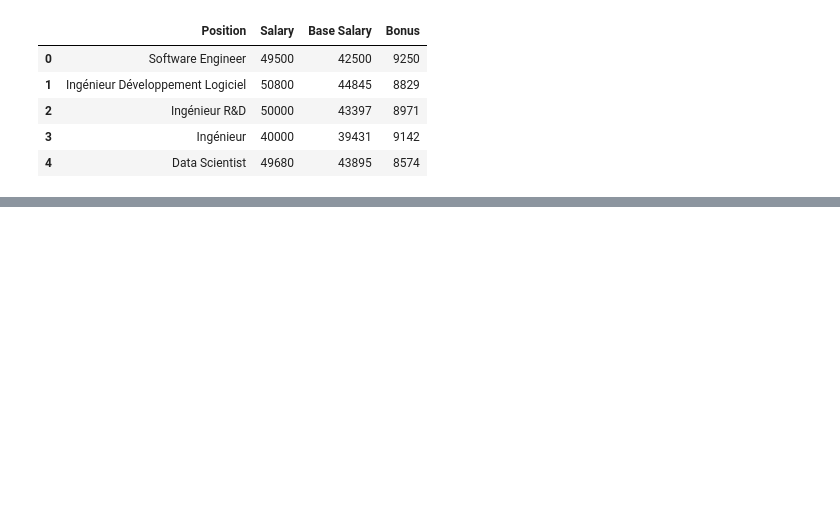
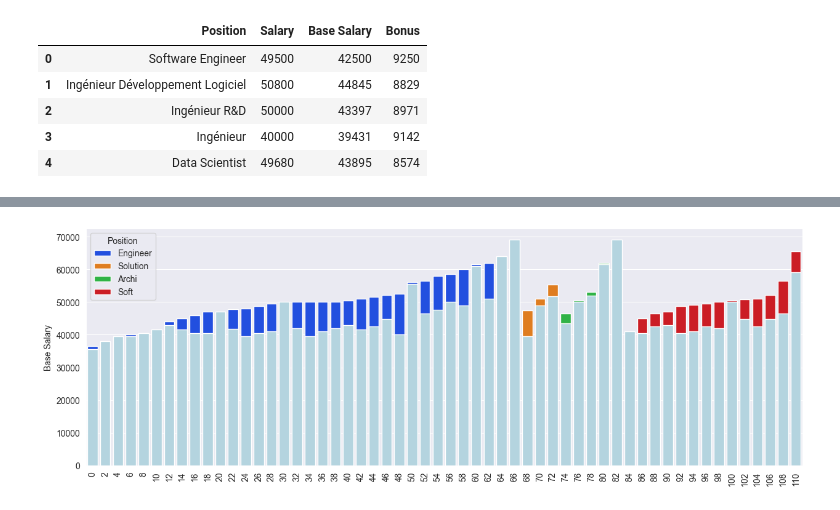
Before and after one commit to Jinkxt/ScrappingGlassdoor, a Jupyter notebook: 1- Cleanup.ipynb, the cells around one changed output, grey strips where cells are left out. Cells and saved outputs as stored; diff of their text form; code cells hidden in the pictures; blank space fills up the shorter version.

```diff
--- a/1- Cleanup.ipynb
+++ b/1- Cleanup.ipynb
@@ -72,0 +171,10 @@ df.head()
+# %%
+plt.figure(figsize=(15,5))
+step=2
+
+sns.barplot(x=fil.index,  y="Salary", data=df2.iloc[::step], hue='Position', palette='bright', dodge=False)
+sns.barplot(x=fil.index,  y="Base Salary", data=df2.iloc[::step], color='lightblue' )
+plt.xticks(rotation=90)
+plt.show()
+# %% [output]
+[figure, added]
```
Also changed, not shown: parts of 15 cells of this notebook, 1 other file.
